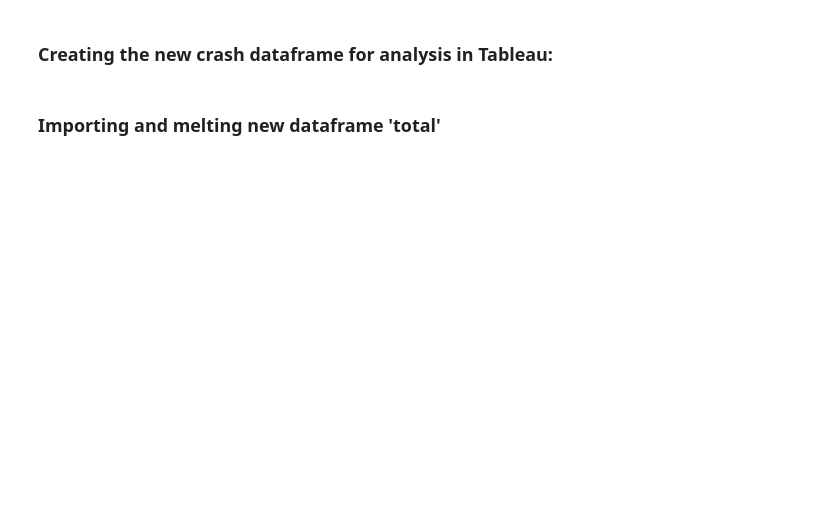
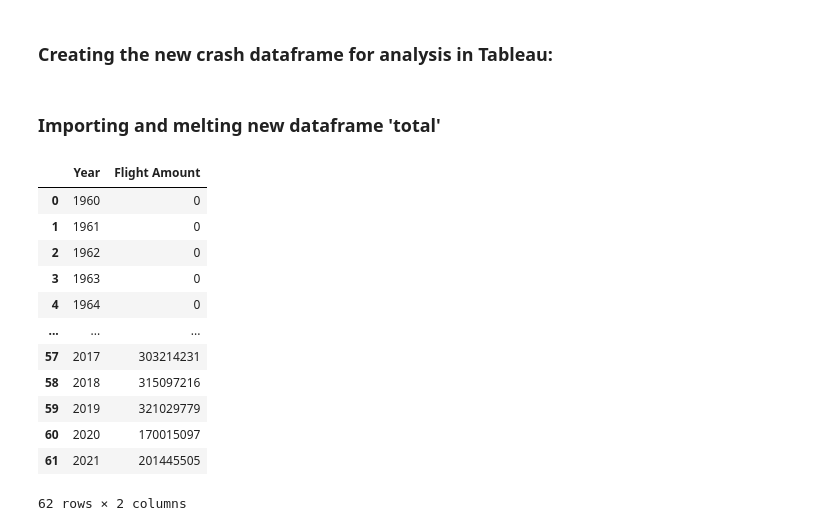
Before and after one commit to PedroPavanii/plane_crash, a Jupyter notebook: EDA.ipynb, the cells around one changed output. Saved outputs shown, nothing was run; the diff lists cells and outputs as text; code cells hidden in the pictures; blank space fills up the shorter version.

Commit message:
Inclusao total

```diff
--- a/EDA.ipynb
+++ b/EDA.ipynb
@@ -122,3 +123,22 @@ total = total.melt(id_vars=['Country Name'], value_vars= ['1960', '1961', '1962'
        '1996', '1997', '1998', '1999', '2000', '2001', '2002', '2003', '2004',
        '2005', '2006', '2007', '2008', '2009', '2010', '2011', '2012', '2013',
        '2014', '2015', '2016', '2017', '2018', '2019', '2020', '2021'],var_name='Year', value_name='Flight Amount')
+
+total = total.groupby('Year', as_index=False).sum()
+# %%
+total['Flight Amount'] = (total['Flight Amount']).fillna(0).astype(int)
+total
+# %% [output]
+|  | Year | Flight Amount |
+| 0 | 1960 | 0 |
+| 1 | 1961 | 0 |
+| 2 | 1962 | 0 |
+| 3 | 1963 | 0 |
+| 4 | 1964 | 0 |
+| ... | ... | ... |
+| 57 | 2017 | 303214231 |
+| 58 | 2018 | 315097216 |
+| 59 | 2019 | 321029779 |
+| 60 | 2020 | 170015097 |
+| 61 | 2021 | 201445505 |
+62 rows × 2 columns
```
Also changed, not shown: parts of 3 cells of this notebook, 2 other files.
